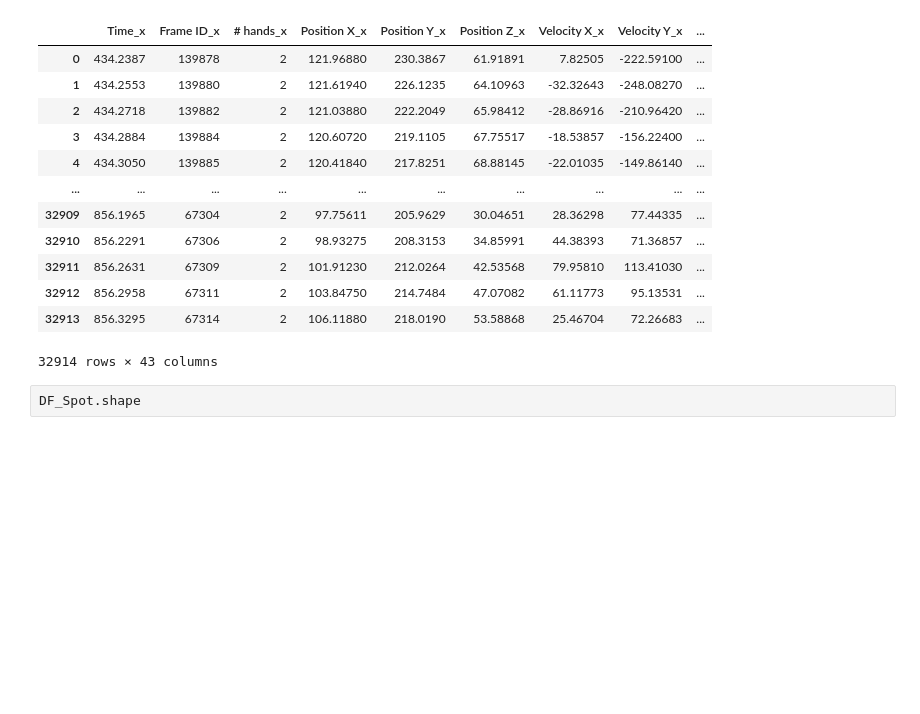
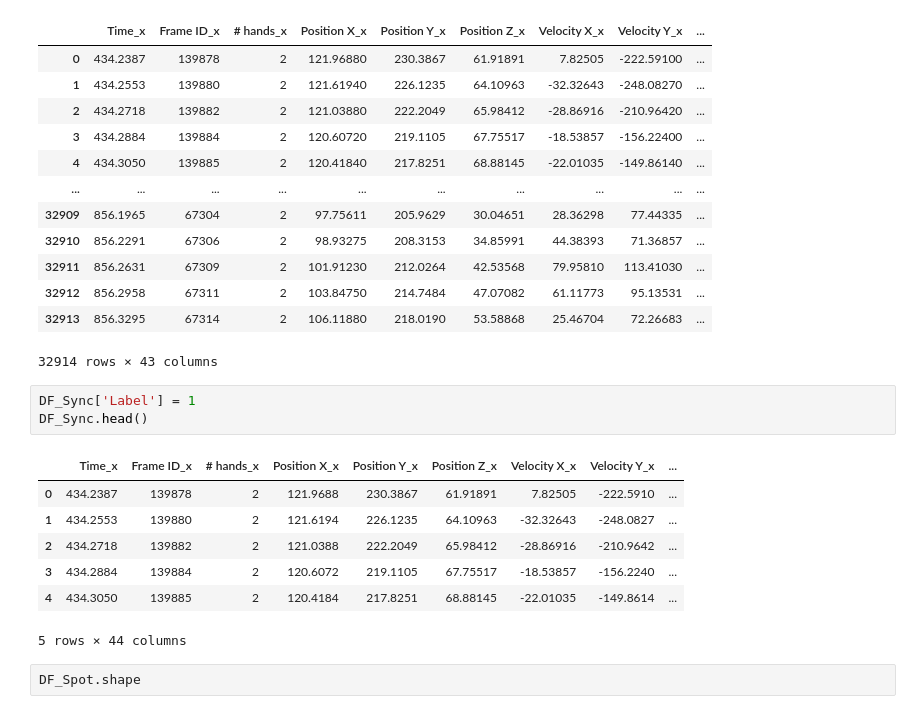
Before and after one commit to GalKoaz/Data-visualization, a Jupyter notebook: Hands.ipynb, the cells around one changed output. Cells and saved outputs as stored; diff of their text form; blank space fills up the shorter version.

```diff
--- a/Hands.ipynb
+++ b/Hands.ipynb
@@ -399,6 +415,17 @@ DF_Sync
 | 32912 | 856.2958 | 67311 | 2 | 103.84750 | 214.7484 | 47.07082 | 61.11773 | 95.13531 | ... |
 | 32913 | 856.3295 | 67314 | 2 | 106.11880 | 218.0190 | 53.58868 | 25.46704 | 72.26683 | ... |
 32914 rows × 43 columns
+# %%
+DF_Sync['Label'] = 1
+DF_Sync.head()
+# %% [output]
+|  | Time_x | Frame ID_x | # hands_x | Position X_x | Position Y_x | Position Z_x | Velocity X_x | Velocity Y_x | ... |
+| 0 | 434.2387 | 139878 | 2 | 121.9688 | 230.3867 | 61.91891 | 7.82505 | -222.5910 | ... |
+| 1 | 434.2553 | 139880 | 2 | 121.6194 | 226.1235 | 64.10963 | -32.32643 | -248.0827 | ... |
+| 2 | 434.2718 | 139882 | 2 | 121.0388 | 222.2049 | 65.98412 | -28.86916 | -210.9642 | ... |
+| 3 | 434.2884 | 139884 | 2 | 120.6072 | 219.1105 | 67.75517 | -18.53857 | -156.2240 | ... |
+| 4 | 434.3050 | 139885 | 2 | 120.4184 | 217.8251 | 68.88145 | -22.01035 | -149.8614 | ... |
+5 rows × 44 columns
 # %%
 DF_Spot.shape
 # %% [output]
```
Also changed, not shown: parts of 41 cells of this notebook.
